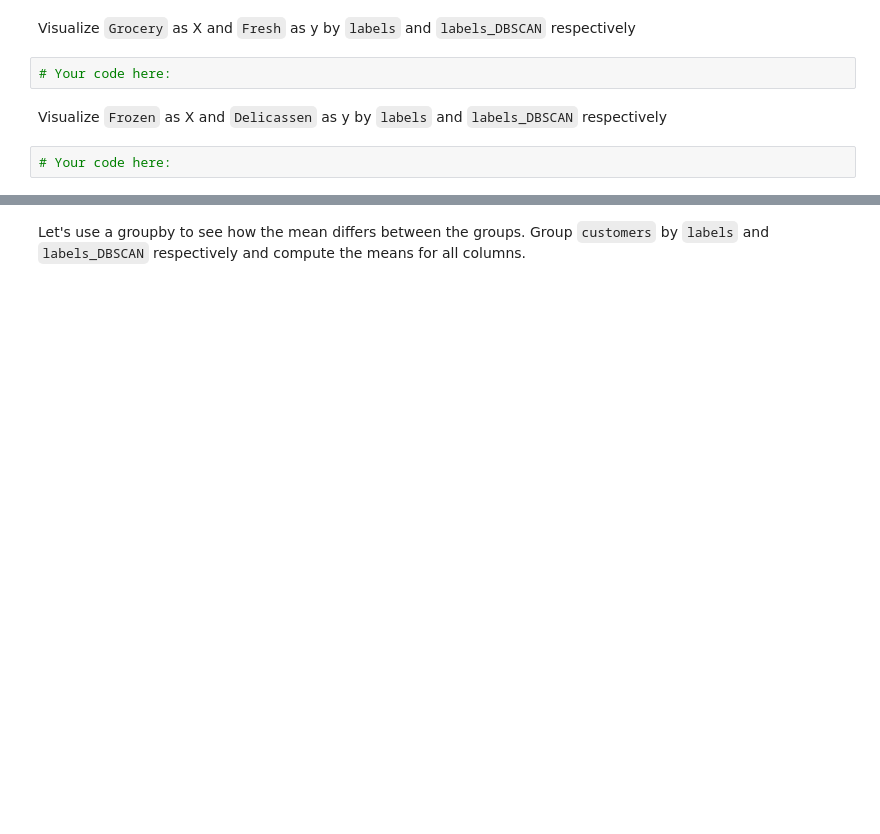
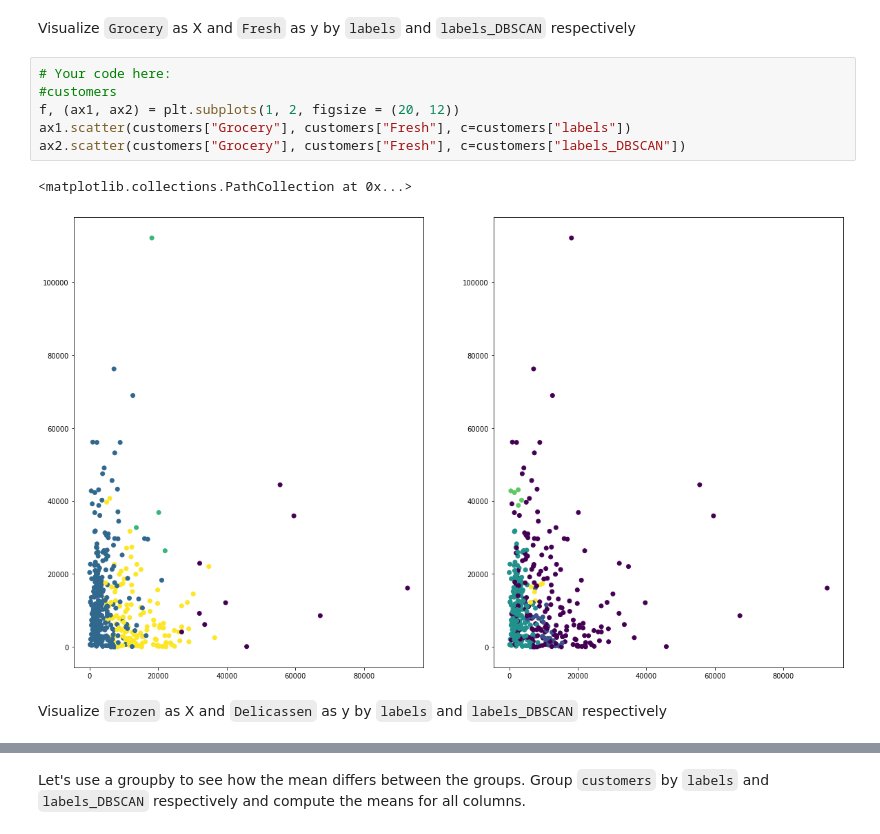
Before and after one commit to NSG2019/data-labs, a Jupyter notebook: module-3/lab-unsupervised-learning/your-code/main.ipynb, the cells around one changed output, grey strips where cells are left out. Cells and saved outputs as stored; diff of their text form; blank space fills up the shorter version.

```diff
--- a/module-3/lab-unsupervised-learning/your-code/main.ipynb
+++ b/module-3/lab-unsupervised-learning/your-code/main.ipynb
@@ -170,8 +261,13 @@ Visualize `Detergents_Paper` as X and `Milk` as y by `labels` and `labels_DBSCAN
 # %% [markdown]
 Visualize `Grocery` as X and `Fresh` as y by `labels` and `labels_DBSCAN` respectively
-# %%
-# Your code here:
+# %%
+# Your code here:
+#customers
+f, (ax1, ax2) = plt.subplots(1, 2, figsize = (20, 12))
+ax1.scatter(customers["Grocery"], customers["Fresh"], c=customers["labels"])
+ax2.scatter(customers["Grocery"], customers["Fresh"], c=customers["labels_DBSCAN"])
+# %% [output]
+<matplotlib.collections.PathCollection at 0x...>
+[figure, added]
 # %% [markdown]
 Visualize `Frozen` as X and `Delicassen` as y by `labels` and `labels_DBSCAN` respectively
-# %%
-# Your code here:
```
Also changed, not shown: parts of 26 cells of this notebook.
